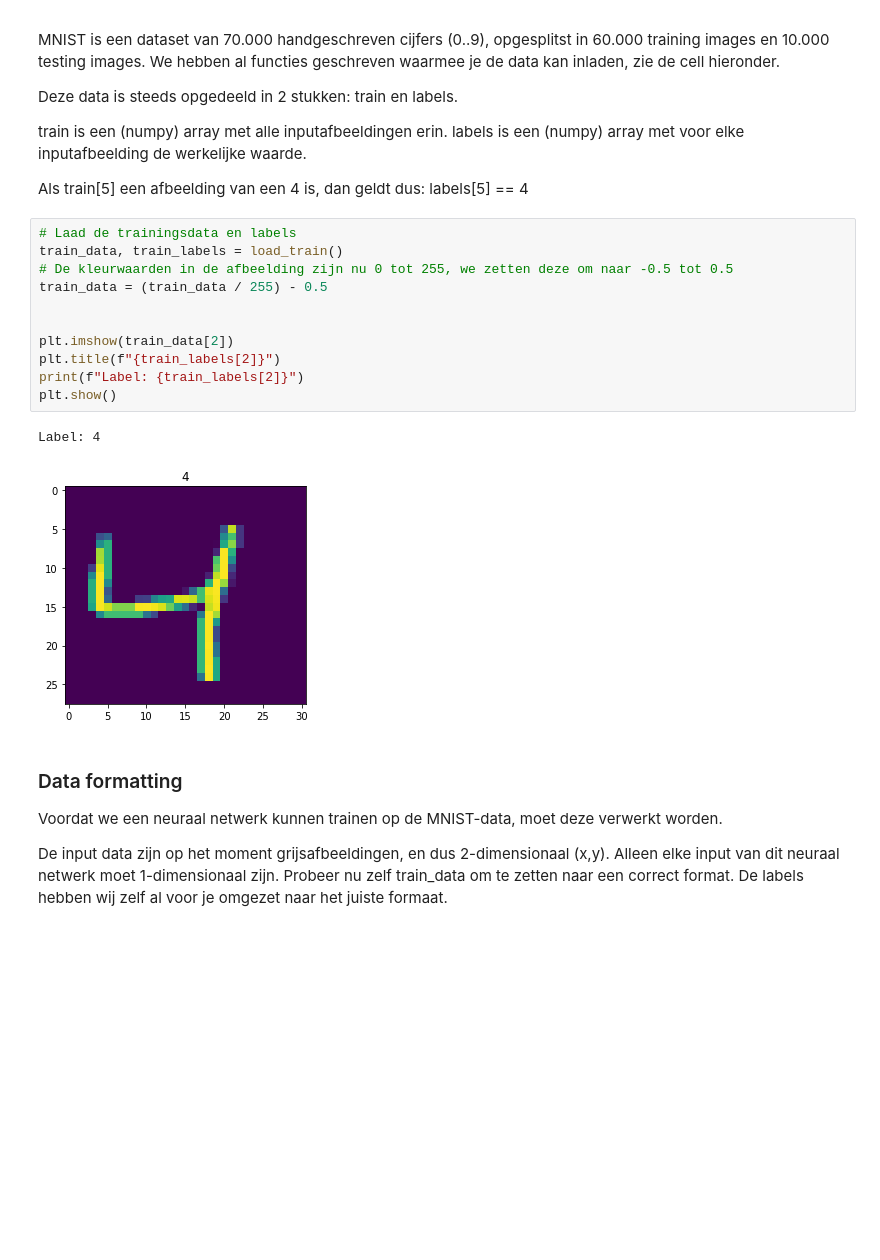
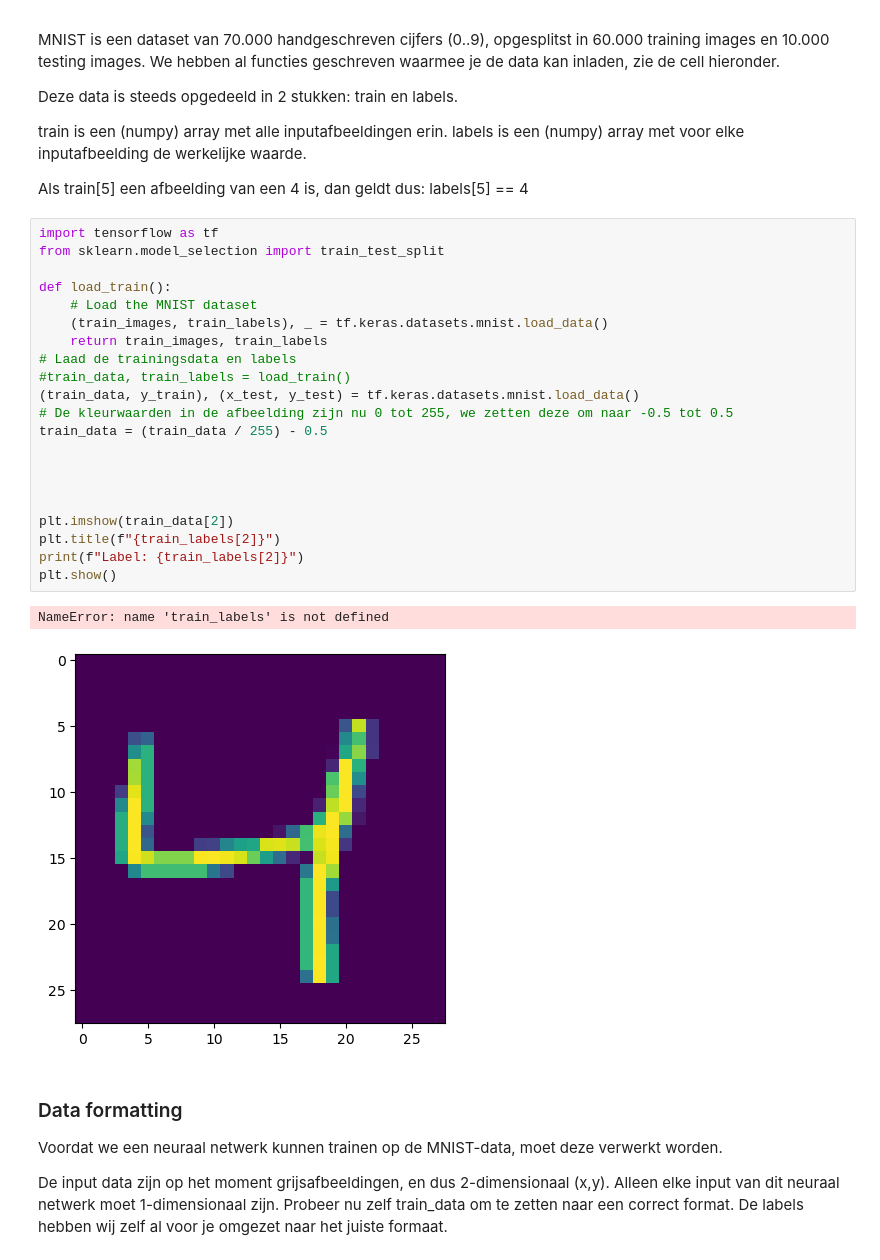
Before and after one commit to raubenravi/Vision, a Jupyter notebook: Opdrachten/1-RegularNN.ipynb, the cells around one changed output. Cells and saved outputs as stored; diff of their text form; blank space fills up the shorter version.

```diff
--- a/Opdrachten/1-RegularNN.ipynb
+++ b/Opdrachten/1-RegularNN.ipynb
@@ -26,19 +23,29 @@ labels is een (numpy) array met voor elke inputafbeelding de werkelijke waarde.
 
 Als train[5] een afbeelding van een 4 is, dan geldt dus: labels[5] == 4
 # %%
+import tensorflow as tf
+from sklearn.model_selection import train_test_split
+
+def load_train():
+    # Load the MNIST dataset
+    (train_images, train_labels), _ = tf.keras.datasets.mnist.load_data()
+    return train_images, train_labels
 # Laad de trainingsdata en labels
-train_data, train_labels = load_train()
+#train_data, train_labels = load_train()
+(train_data, y_train), (x_test, y_test) = tf.keras.datasets.mnist.load_data()
 # De kleurwaarden in de afbeelding zijn nu 0 tot 255, we zetten deze om naar -0.5 tot 0.5
 train_data = (train_data / 255) - 0.5
+
+
 
 
 plt.imshow(train_data[2])
 plt.title(f"{train_labels[2]}")
 print(f"Label: {train_labels[2]}")
 plt.show()
 # %% [output]
-Label: 4
+NameError: name 'train_labels' is not defined
-[figure, old version]
+[figure, new version]
 # %% [markdown]
 
 ### Data formatting
```
Also changed, not shown: parts of 11 cells of this notebook, 16 other files.
